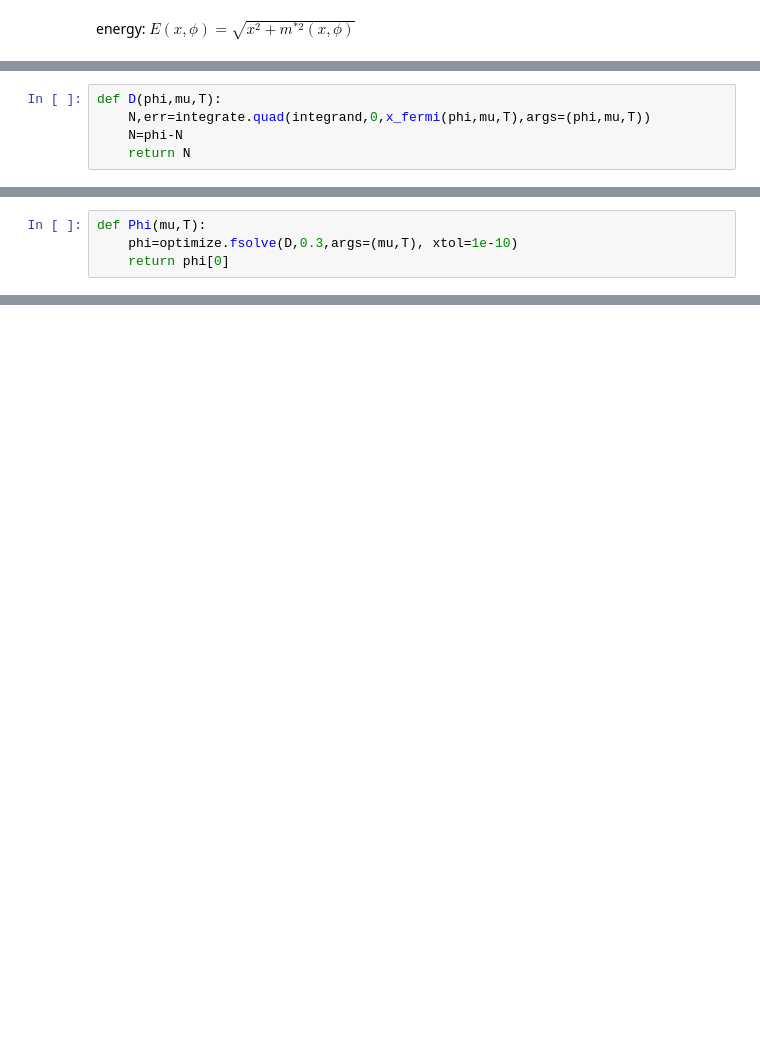
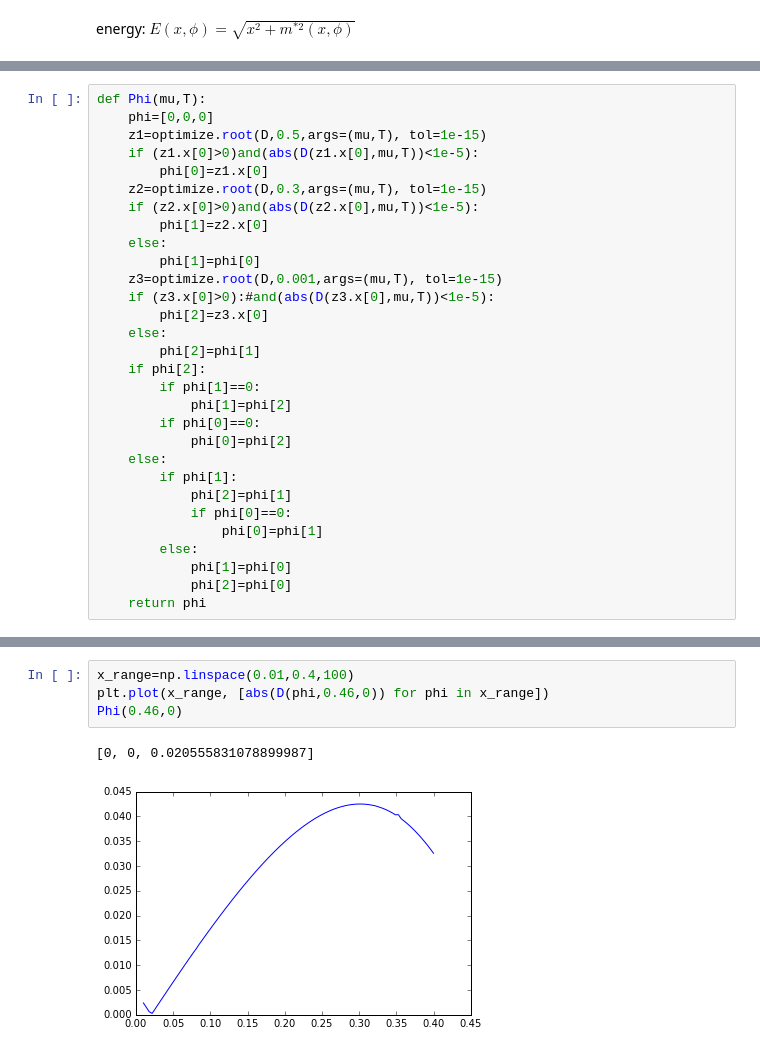
Before and after one commit to theor-mephi/quark-matter-bugrus, a Jupyter notebook: First_puzzle.ipynb, the cells around one changed output, grey strips where cells are left out. Cells and saved outputs as stored; diff of their text form; blank space fills up the shorter version.

```diff
--- a/First_puzzle.ipynb
+++ b/First_puzzle.ipynb
@@ -148,5 +19,0 @@ def x_fermi(phi,mu,T):
-# %%
-def D(phi,mu,T):
-    N,err=integrate.quad(integrand,0,x_fermi(phi,mu,T),args=(phi,mu,T))
-    N=phi-N
-    return N
@@ -180,4 +19,0 @@ for i in range(0,6):
-# %%
-def Phi(mu,T):
-    phi=optimize.fsolve(D,0.3,args=(mu,T), xtol=1e-10)
-    return phi[0]
@@ -207,0 +67,30 @@ plt.plot(x_range,z)
+# %%
+def Phi(mu,T):
+    phi=[0,0,0]
+    z1=optimize.root(D,0.5,args=(mu,T), tol=1e-15)
+    if (z1.x[0]>0)and(abs(D(z1.x[0],mu,T))<1e-5):
+        phi[0]=z1.x[0]
+    z2=optimize.root(D,0.3,args=(mu,T), tol=1e-15)
+    if (z2.x[0]>0)and(abs(D(z2.x[0],mu,T))<1e-5):
+        phi[1]=z2.x[0]
+    else:
+        phi[1]=phi[0]
+    z3=optimize.root(D,0.001,args=(mu,T), tol=1e-15)
+    if (z3.x[0]>0):#and(abs(D(z3.x[0],mu,T))<1e-5):
+        phi[2]=z3.x[0]
+    else:
+        phi[2]=phi[1]
+    if phi[2]:
+        if phi[1]==0:
+            phi[1]=phi[2]
+        if phi[0]==0:
+            phi[0]=phi[2]
+    else:
+        if phi[1]:
+            phi[2]=phi[1]
+            if phi[0]==0:
+                phi[0]=phi[1]
+        else:
+            phi[1]=phi[0]
+            phi[2]=phi[0]
+    return phi
@@ -207,0 +123,7 @@ plt.plot(x_range,z)
+# %%
+x_range=np.linspace(0.01,0.4,100)
+plt.plot(x_range, [abs(D(phi,0.46,0)) for phi in x_range])
+Phi(0.46,0)
+# %% [output]
+[0, 0, 0.020555831078899987]
+[figure, added]
```
Also changed, not shown: parts of 50 cells of this notebook, 1 other file.
